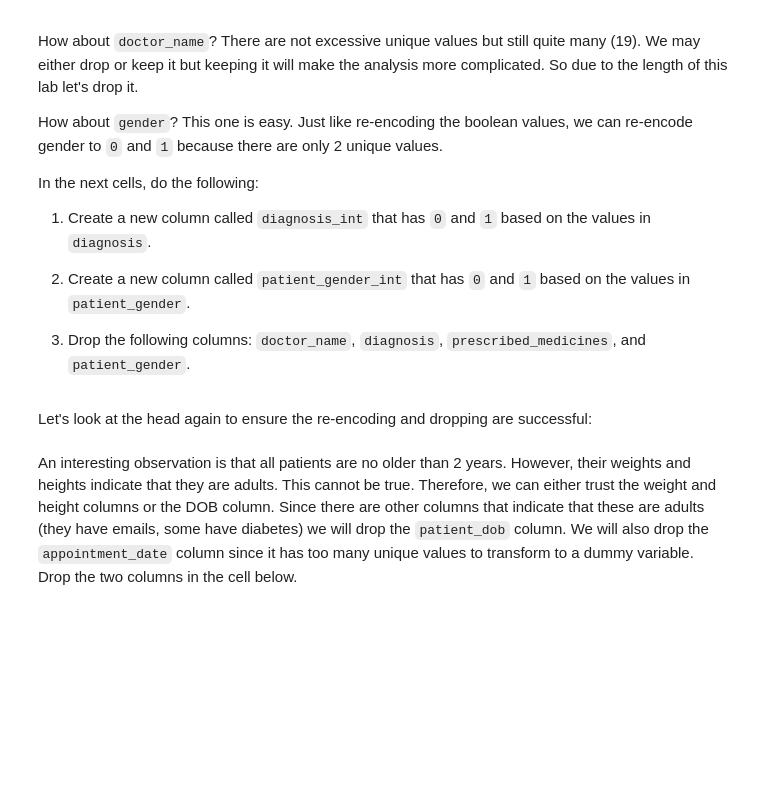
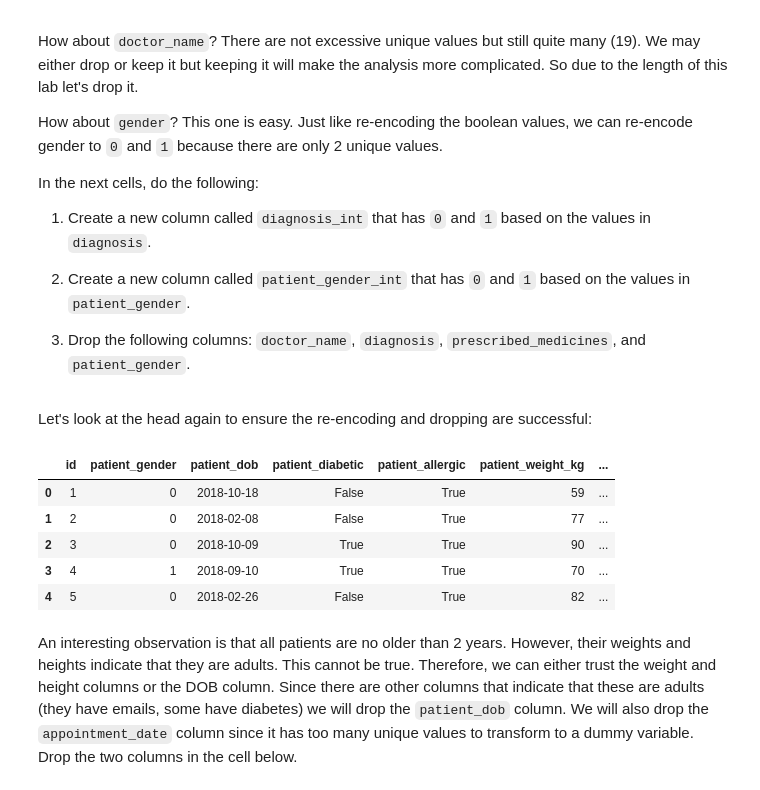
Before and after one commit to Ironhack-Data-Madrid-Enero-2022/lab-sklearn-and-unsupervised-learning, a Jupyter notebook: your-code/main.ipynb, the cells around one changed output. Cells and saved outputs as stored; diff of their text form; code cells hidden in the pictures; blank space fills up the shorter version.

```diff
--- a/your-code/main.ipynb
+++ b/your-code/main.ipynb
@@ -136,7 +264,12 @@ In the cell below, import the label encoder and encode the 4 boolean columns (*p
+# %%
+# Your code here:
+filling = dict({'prescribed_medicines':'no prescription','diagnosis': 'no diagnosis'})
+patients.fillna(filling, inplace =True)
 # %% [markdown]
 Print the data dtypes to confirm those four `bool` columns are converted to `int64`.
 # %%
 # Your code here:
+patients.dropna(axis=0, inplace =True)
 # %% [markdown]
 #### The last step is to handle the `object` data.
 
@@ -168,7 +306,31 @@ In the next cells, do the following:
+# %%
+# Your code here:
+def diaclean (x):
+    if x =='no diagnosis':
+        return 0
+    else:
+        return 1
+patients.diagnosis = patients.diagnosis.apply(diaclean)
+patients=patients.drop(columns=['prescribed_medicines', 'doctor_name'])
+# %%
+def genclean (x):
+    if x =='Female':
+        return 0
+    else:
+        return 1
+patients.patient_gender = patients.patient_gender.apply(genclean)
 # %% [markdown]
 Let's look at the head again to ensure the re-encoding and dropping are successful:
 # %%
 # Your code here:
+patients.head()
+# %% [output]
+|  | id | patient_gender | patient_dob | patient_diabetic | patient_allergic | patient_weight_kg | ... |
+| 0 | 1 | 0 | 2018-10-18 | False | True | 59 | ... |
+| 1 | 2 | 0 | 2018-02-08 | False | True | 77 | ... |
+| 2 | 3 | 0 | 2018-10-09 | True | True | 90 | ... |
+| 3 | 4 | 1 | 2018-09-10 | True | True | 70 | ... |
+| 4 | 5 | 0 | 2018-02-26 | False | True | 82 | ... |
 # %% [markdown]
 An interesting observation is that all patients are no older than 2 years. However, their weights and heights indicate that they are adults. This cannot be true. Therefore, we can either trust the weight and height columns or the DOB column. Since there are other columns that indicate that these are adults (they have emails, some have diabetes) we will drop the `patient_dob` column. We will also drop the `appointment_date` column since it has too many unique values to transform to a dummy variable. Drop the two columns in the cell below.
 # %%
```
Also changed, not shown: parts of 26 cells of this notebook.
